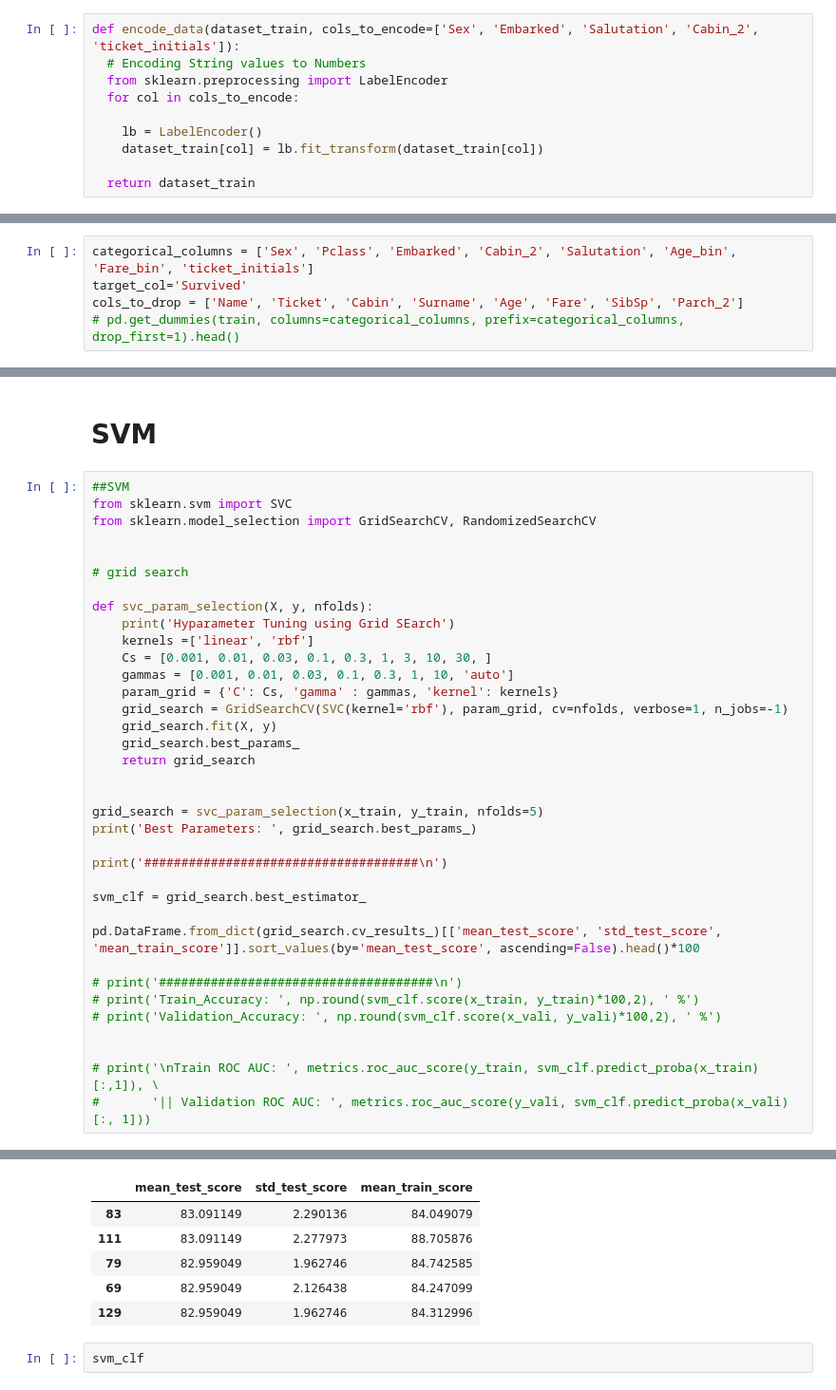
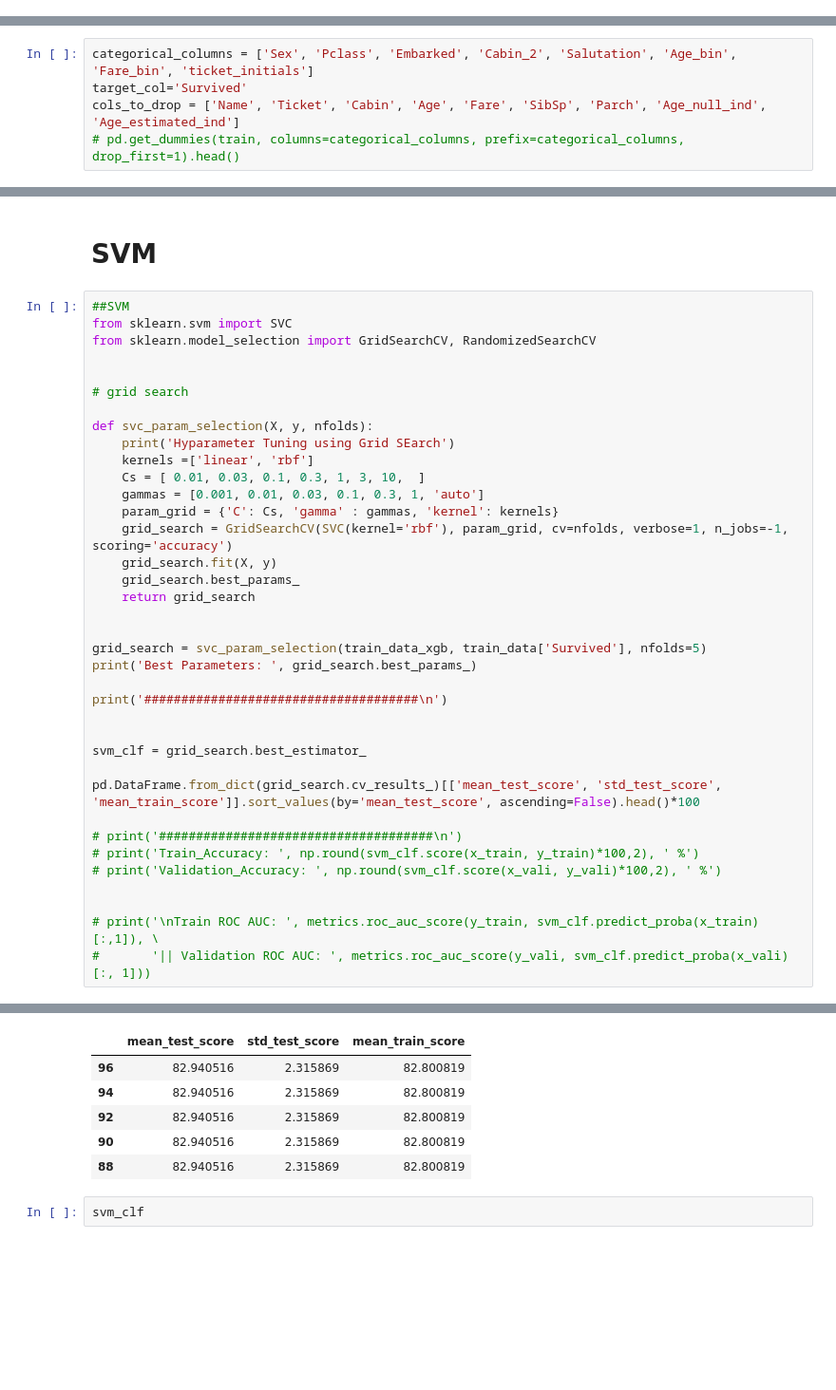
Before and after one commit to Pritishsingla/Titanic_kaggle, a Jupyter notebook: Titanic_Kaggle.ipynb, the cells around one changed output, grey strips where cells are left out. Shown at 95% size. Drawn from its saved outputs; the diff is of its cells as text; blank space fills up the shorter version.

```diff
--- a/Titanic_Kaggle.ipynb
+++ b/Titanic_Kaggle.ipynb
@@ -331,10 +310,0 @@ def rename_columns(df):
-# %%
-def encode_data(dataset_train, cols_to_encode=['Sex', 'Embarked', 'Salutation', 'Cabin_2', 'ticket_initials']):
-  # Encoding String values to Numbers
-  from sklearn.preprocessing import LabelEncoder
-  for col in cols_to_encode:
-
-    lb = LabelEncoder()
-    dataset_train[col] = lb.fit_transform(dataset_train[col])
-
-  return dataset_train
@@ -341,7 +350,7 @@ def encode_data(dataset_train, cols_to_encode=['Sex', 'Embarked', 'Salutation',
 # %%
 categorical_columns = ['Sex', 'Pclass', 'Embarked', 'Cabin_2', 'Salutation', 'Age_bin', 'Fare_bin', 'ticket_initials']
 target_col='Survived'
-cols_to_drop = ['Name', 'Ticket', 'Cabin', 'Surname', 'Age', 'Fare', 'SibSp', 'Parch_2']
+cols_to_drop = ['Name', 'Ticket', 'Cabin', 'Age', 'Fare', 'SibSp', 'Parch', 'Age_null_ind', 'Age_estimated_ind']
 # pd.get_dummies(train, columns=categorical_columns, prefix=categorical_columns, drop_first=1).head()
 # %% [markdown]
 # Data Preparation
@@ -563,19 +632,20 @@ from sklearn.model_selection import GridSearchCV, RandomizedSearchCV
 def svc_param_selection(X, y, nfolds):
     print('Hyparameter Tuning using Grid SEarch')
     kernels =['linear', 'rbf']
-    Cs = [0.001, 0.01, 0.03, 0.1, 0.3, 1, 3, 10, 30, ]
-    gammas = [0.001, 0.01, 0.03, 0.1, 0.3, 1, 10, 'auto']
+    Cs = [ 0.01, 0.03, 0.1, 0.3, 1, 3, 10,  ]
+    gammas = [0.001, 0.01, 0.03, 0.1, 0.3, 1, 'auto']
     param_grid = {'C': Cs, 'gamma' : gammas, 'kernel': kernels}
-    grid_search = GridSearchCV(SVC(kernel='rbf'), param_grid, cv=nfolds, verbose=1, n_jobs=-1)
+    grid_search = GridSearchCV(SVC(kernel='rbf'), param_grid, cv=nfolds, verbose=1, n_jobs=-1, scoring='accuracy')
     grid_search.fit(X, y)
     grid_search.best_params_
     return grid_search
 
 
-grid_search = svc_param_selection(x_train, y_train, nfolds=5)
+grid_search = svc_param_selection(train_data_xgb, train_data['Survived'], nfolds=5)
 print('Best Parameters: ', grid_search.best_params_)
 
 print('#####################################\n')
+
 
 svm_clf = grid_search.best_estimator_
 
@@ -599,9 +669,9 @@ Best Parameters:  {'C': 1, 'gamma': 0.01, 'kernel': 'rbf'}
 |  | mean_test_score | std_test_score | mean_train_score |
-| 83 | 83.091149 | 2.290136 | 84.049079 |
-| 111 | 83.091149 | 2.277973 | 88.705876 |
-| 79 | 82.959049 | 1.962746 | 84.742585 |
-| 69 | 82.959049 | 2.126438 | 84.247099 |
-| 129 | 82.959049 | 1.962746 | 84.312996 |
+| 96 | 82.940516 | 2.315869 | 82.800819 |
+| 94 | 82.940516 | 2.315869 | 82.800819 |
+| 92 | 82.940516 | 2.315869 | 82.800819 |
+| 90 | 82.940516 | 2.315869 | 82.800819 |
+| 88 | 82.940516 | 2.315869 | 82.800819 |
 # %%
 svm_clf
 # %% [output]
```
Also changed, not shown: parts of 31 cells of this notebook.
